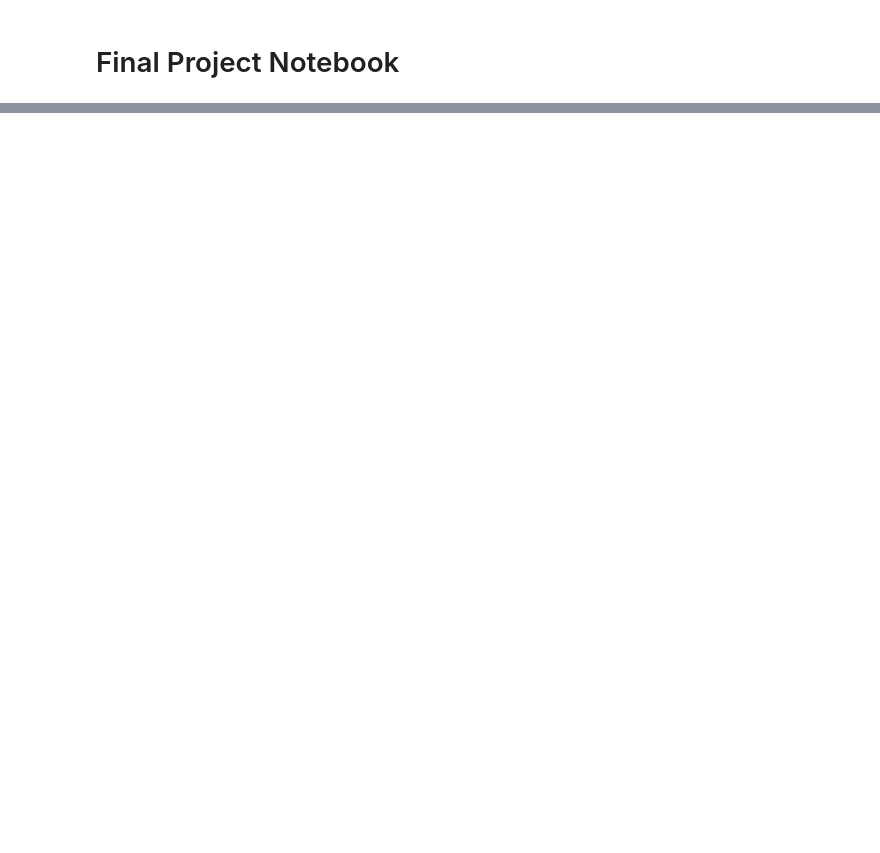
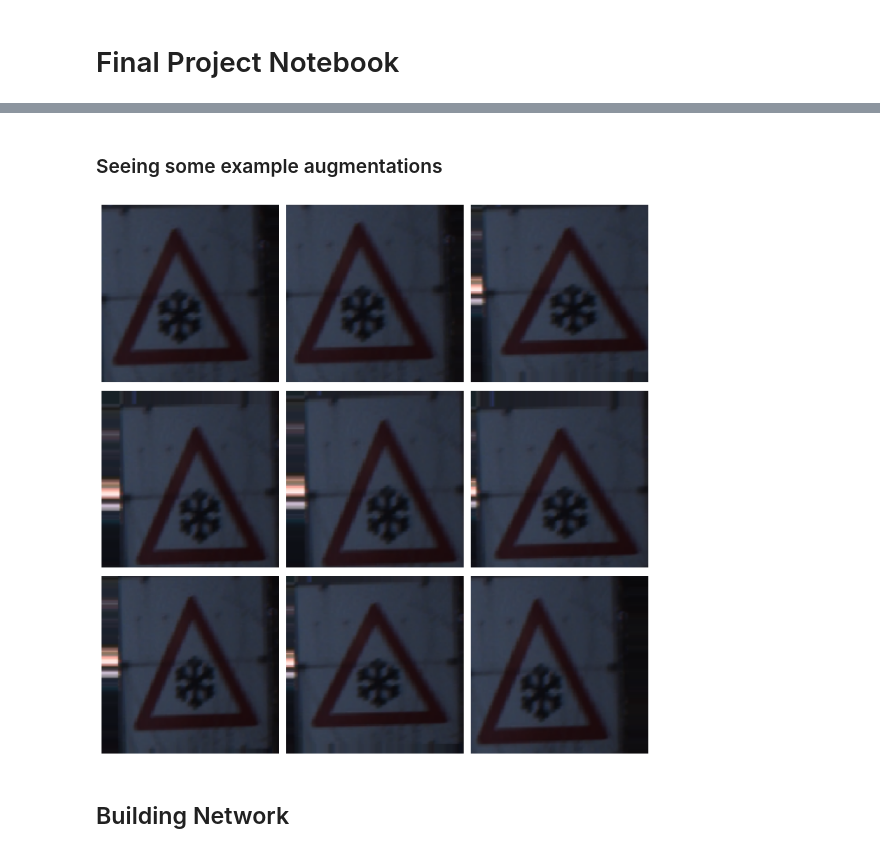
Before and after one commit to drew-two/GTSRB-Traffic-Sign-Image-Recognition, a Jupyter notebook: notebook/road-signs-recognition.ipynb, the cells around one changed output, grey strips where cells are left out. Drawn from its saved outputs; the diff is of its cells as text; code cells hidden in the pictures; blank space fills up the shorter version.

```diff
--- a/notebook/road-signs-recognition.ipynb
+++ b/notebook/road-signs-recognition.ipynb
@@ -655,14 +2,0 @@ There are many method for consolutional neural network visualization in many pap
-# %%
-import matplotlib.gridspec as gridspec
-res = sess.run([load_img, load_label, conv1, conv2, conv3, conv4, conv5, conv6],
-               feed_dict={dp_rate: 0,
-                          manual_load: False,
-                          img_placeholder: np.zeros([12,60,60,3])})
-img, label = res[0], res[1]
-img_visible = (img*255).astype(np.uint8)[0, :, :, :]
-fig, ax = plt.subplots(1,1, figsize=(6,6))
-ax.imshow(img_visible)
-ax.set_title(labels[label[0]])
-
-filters = res[2:]
-layer_names = ['Convolutional layer {}'.format(x+1) for x in range(len(filters))]
@@ -671,14 +2,0 @@ Convolutional layers have many filters. Visualizing all images is very epxencive
-# %%
-for filter_index in range(len(filters)):
-    layers = filters[filter_index]
-    filter_count = layers.shape[3]
-    n_columns = 6
-    n_rows = math.ceil(filter_count / n_columns) + 1
-    fig = plt.figure(figsize=(24,n_rows*4));
-    fig.suptitle(layer_names[filter_index], fontsize=16)
-    for i in range(filter_count):
-        plt.subplot(n_rows, n_columns, i+1)
-        plt.axis('off')
-        plt.title('Filter: {0} '.format(str(i)))
-        plt.imshow(layers[0,:,:,i], interpolation="nearest", cmap='bwr')
-    plt.show()
@@ -754,0 +136,16 @@ for i in range(samples):
+# %% [markdown]
+### Seeing some example augmentations
+# %%
+images = [train_generator[0][0][0] for i in range(9)]
+
+fig, axes = plt.subplots(3, 3, figsize=(10,10))
+axes = axes.flatten()
+for img, ax in zip(images, axes):
+    ax.imshow(img)
+    ax.axis('off')
+plt.tight_layout()
+plt.show()
+# %% [output]
+[figure, added]
+# %% [markdown]
+## Building Network
```
Also changed, not shown: parts of 70 cells of this notebook, 4 other files.
